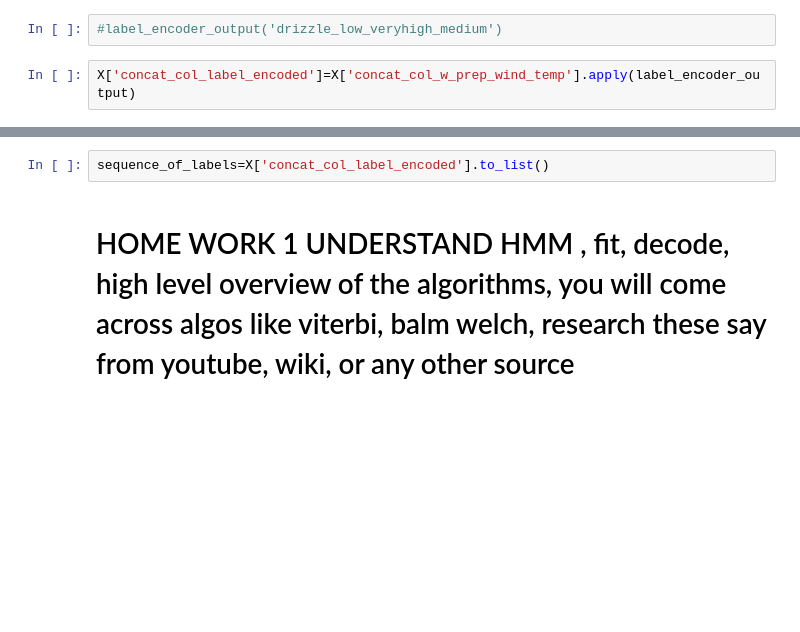
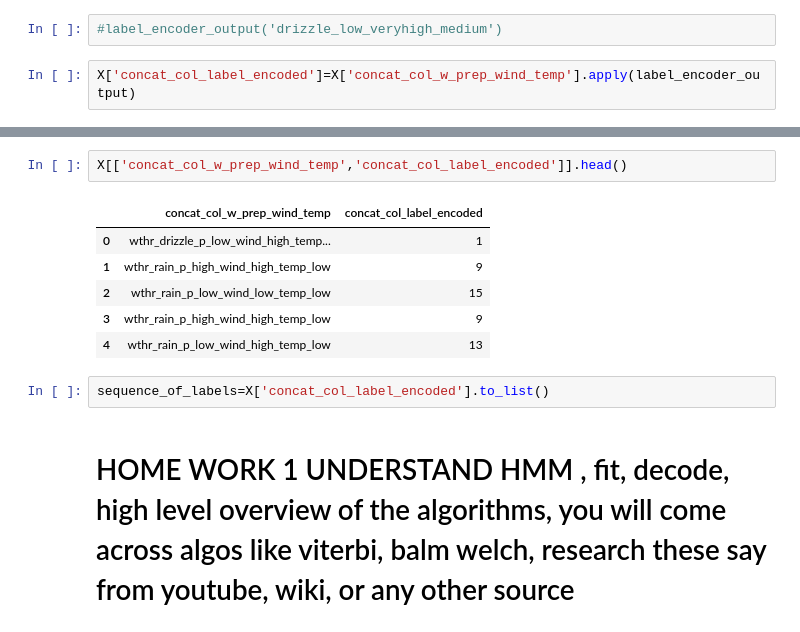
Before and after one commit to sarangkulkarni-math/Hidden-Markov-Models, a Jupyter notebook: HMM_first_project.ipynb, the cells around one changed output, grey strips where cells are left out. Drawn from its saved outputs; the diff is of its cells as text; blank space fills up the shorter version.

```diff
--- a/HMM_first_project.ipynb
+++ b/HMM_first_project.ipynb
@@ -173,4 +173,13 @@ X
 1461 rows × 7 columns
+# %%
+X[['concat_col_w_prep_wind_temp','concat_col_label_encoded']].head()
+# %% [output]
+|  | concat_col_w_prep_wind_temp | concat_col_label_encoded |
+| 0 | wthr_drizzle_p_low_wind_high_temp... | 1 |
+| 1 | wthr_rain_p_high_wind_high_temp_low | 9 |
+| 2 | wthr_rain_p_low_wind_low_temp_low | 15 |
+| 3 | wthr_rain_p_high_wind_high_temp_low | 9 |
+| 4 | wthr_rain_p_low_wind_high_temp_low | 13 |
 # %%
 sequence_of_labels=X['concat_col_label_encoded'].to_list()
 # %% [markdown]
```
Also changed, not shown: parts of 16 cells of this notebook.
